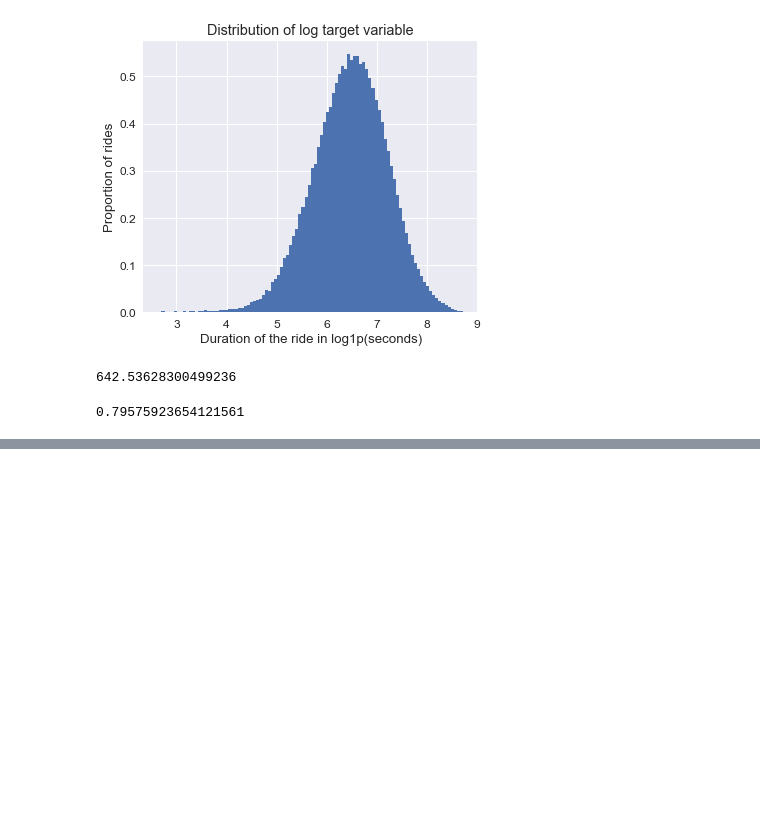
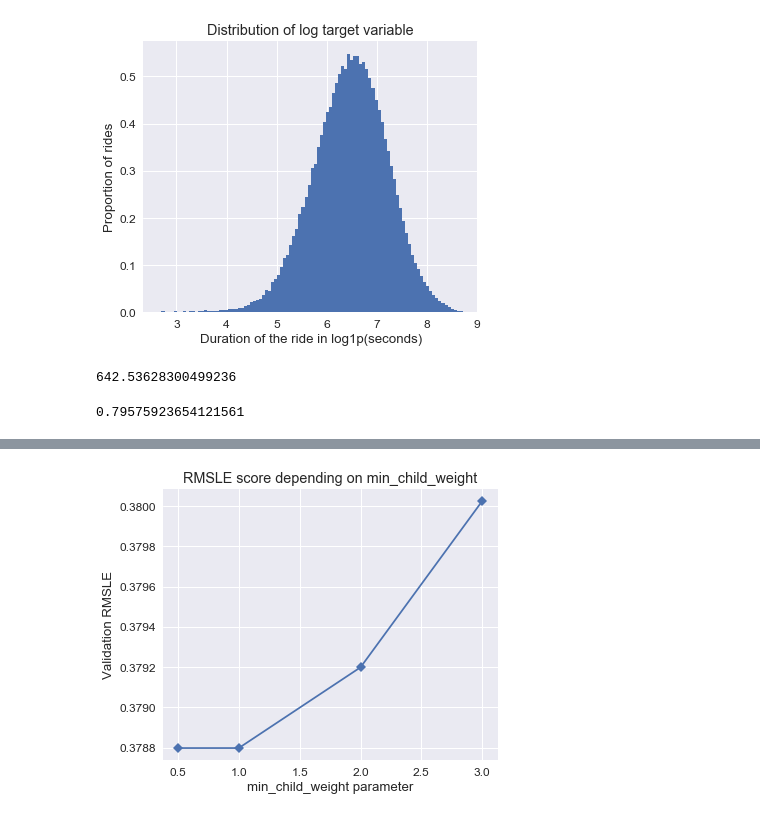
Before and after one commit to mxbi/mlnd-capstone, a Jupyter notebook: data_exploration.ipynb, the cells around one changed output, grey strips where cells are left out. Cells and saved outputs as stored; diff of their text form; code cells hidden in the pictures; blank space fills up the shorter version.

```diff
--- a/data_exploration.ipynb
+++ b/data_exploration.ipynb
@@ -124,0 +161,10 @@ benchmark_sub.to_csv('benchmark_submission.csv', index=False)
+# %%
+sns.set(font_scale=1.2)
+plt.figure(figsize=(6, 5))
+plt.plot(*zip(*min_child_weight), marker='D')
+plt.title('RMSLE score depending on min_child_weight')
+plt.ylabel('Validation RMSLE')
+plt.xlabel('min_child_weight parameter')
+plt.show()
+# %% [output]
+[figure, added]
```
Also changed, not shown: parts of 15 cells of this notebook, 1 other file.
